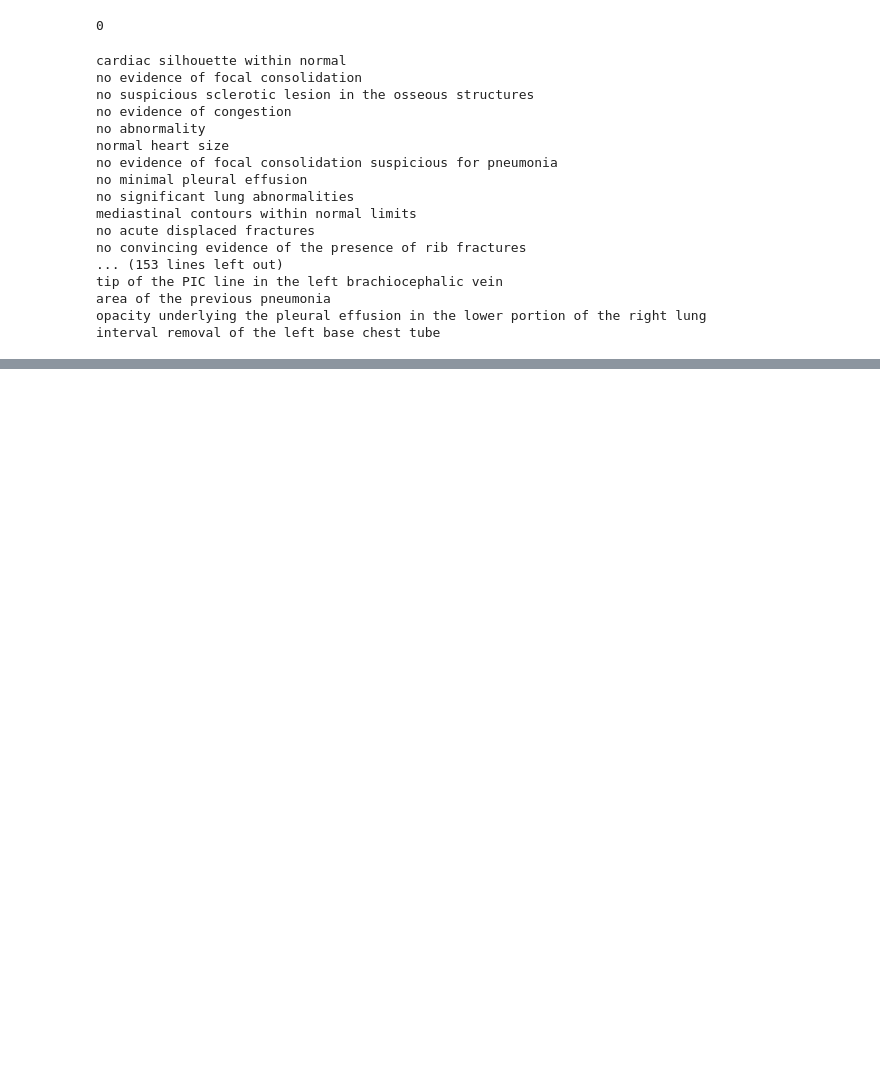
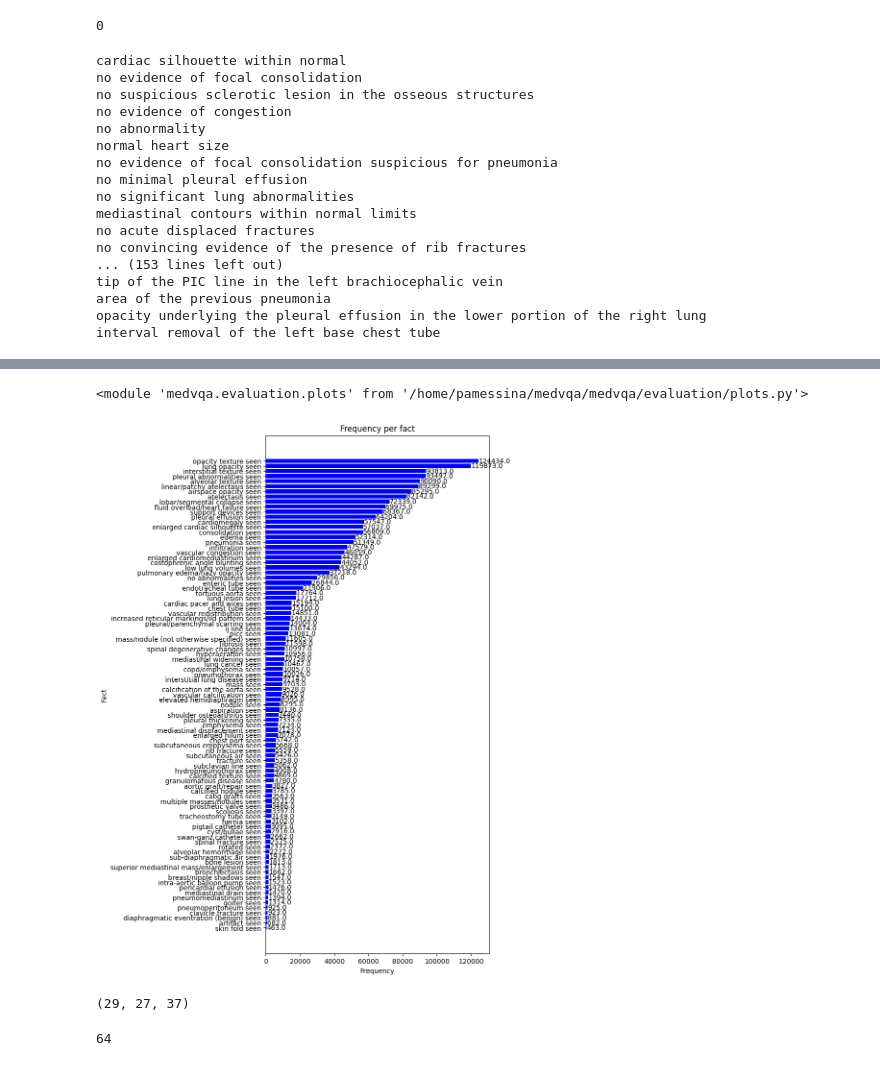
Before and after one commit to PabloMessina/MedVQA, a Jupyter notebook: medvqa/datasets/notebooks/Generate query-answer pairs from reports.ipynb, the cells around one changed output, grey strips where cells are left out. Saved outputs shown, nothing was run; the diff lists cells and outputs as text; code cells hidden in the pictures; blank space fills up the shorter version.

```diff
--- a/medvqa/datasets/notebooks/Generate query-answer pairs from reports.ipynb
+++ b/medvqa/datasets/notebooks/Generate query-answer pairs from reports.ipynb
@@ -1442,0 +1559,2 @@ interval removal of the left base chest tube
+# %%
+tmp = load_pickle("/mnt/workspace/pamessina/medvqa-workspace/cache/mimiccxr_integrated_data(hash=1649,2670402002373726730).pkl")
@@ -1442,0 +1583,3 @@ interval removal of the left base chest tube
+# %%
+labels = tmp['label_based_nli_predictions']['nli_predictions']
+counts = (labels == 0).sum(0)
@@ -1442,0 +1612,2 @@ interval removal of the left base chest tube
+# %%
+class_names = tmp['label_based_facts']
@@ -1442,0 +1619,18 @@ interval removal of the left base chest tube
+# %%
+reload(medvqa.evaluation.plots)
+# %% [output]
+<module 'medvqa.evaluation.plots' from '/home/pamessina/medvqa/medvqa/evaluation/plots.py'>
+# %%
+plot_barchart(
+    data=counts,
+    title='Frequency per fact',
+    xlabel='Frequency',
+    ylabel='Fact',
+    horizontal=True,
+    bar_names=class_names,
+    sort_data=True,
+    write_values_on_bars=True,
+    figsize=(6, 14)
+)
+# %% [output]
+[figure, added]
@@ -1442,0 +1641,8 @@ interval removal of the left base chest tube
+# %%
+is_long_tail.sum(), is_middle_tail.sum(), is_short_tail.sum()
+# %% [output]
+(29, 27, 37)
+# %%
+(~ is_long_tail).sum()
+# %% [output]
+64
```
Also changed, not shown: parts of 28 cells of this notebook, 26 other files.
